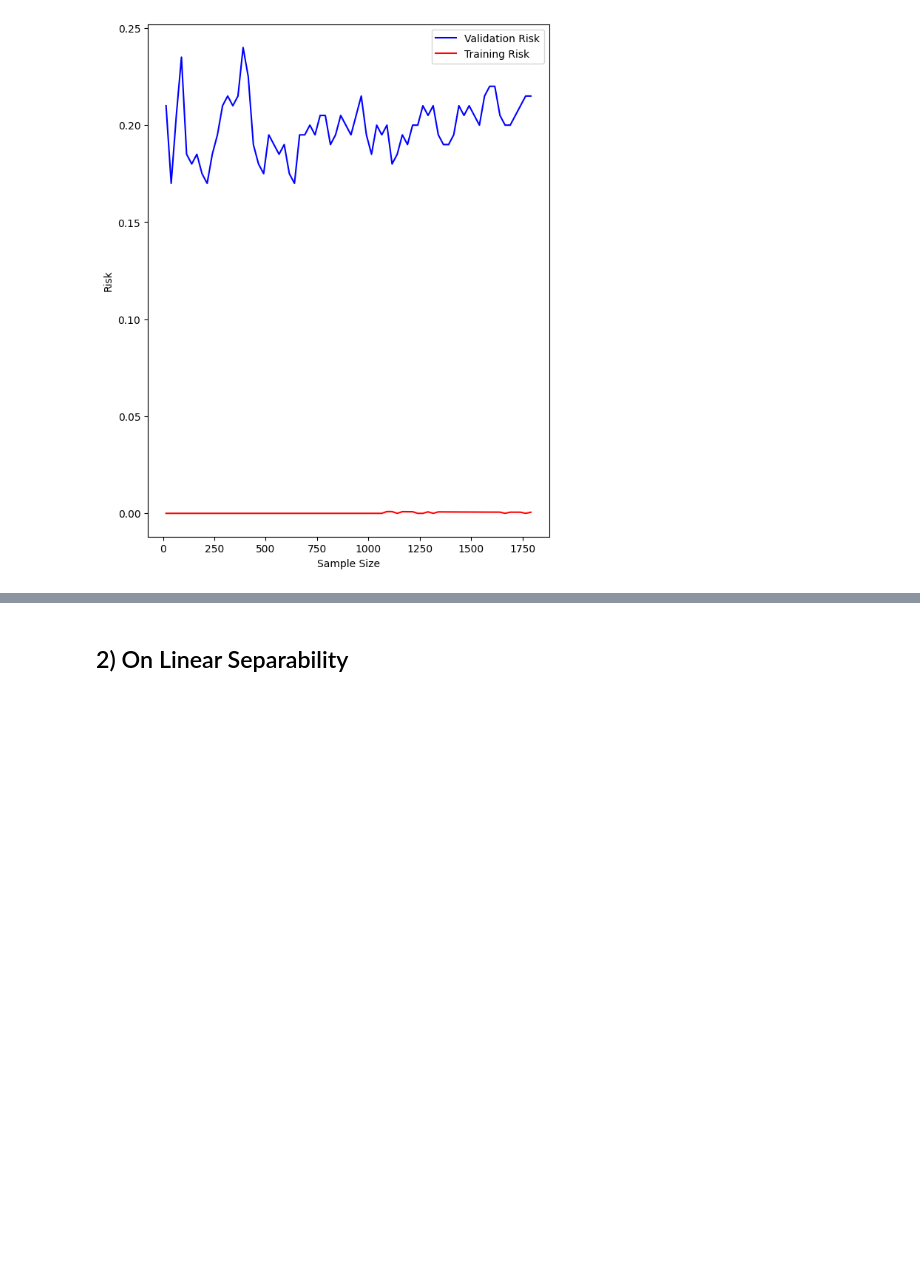
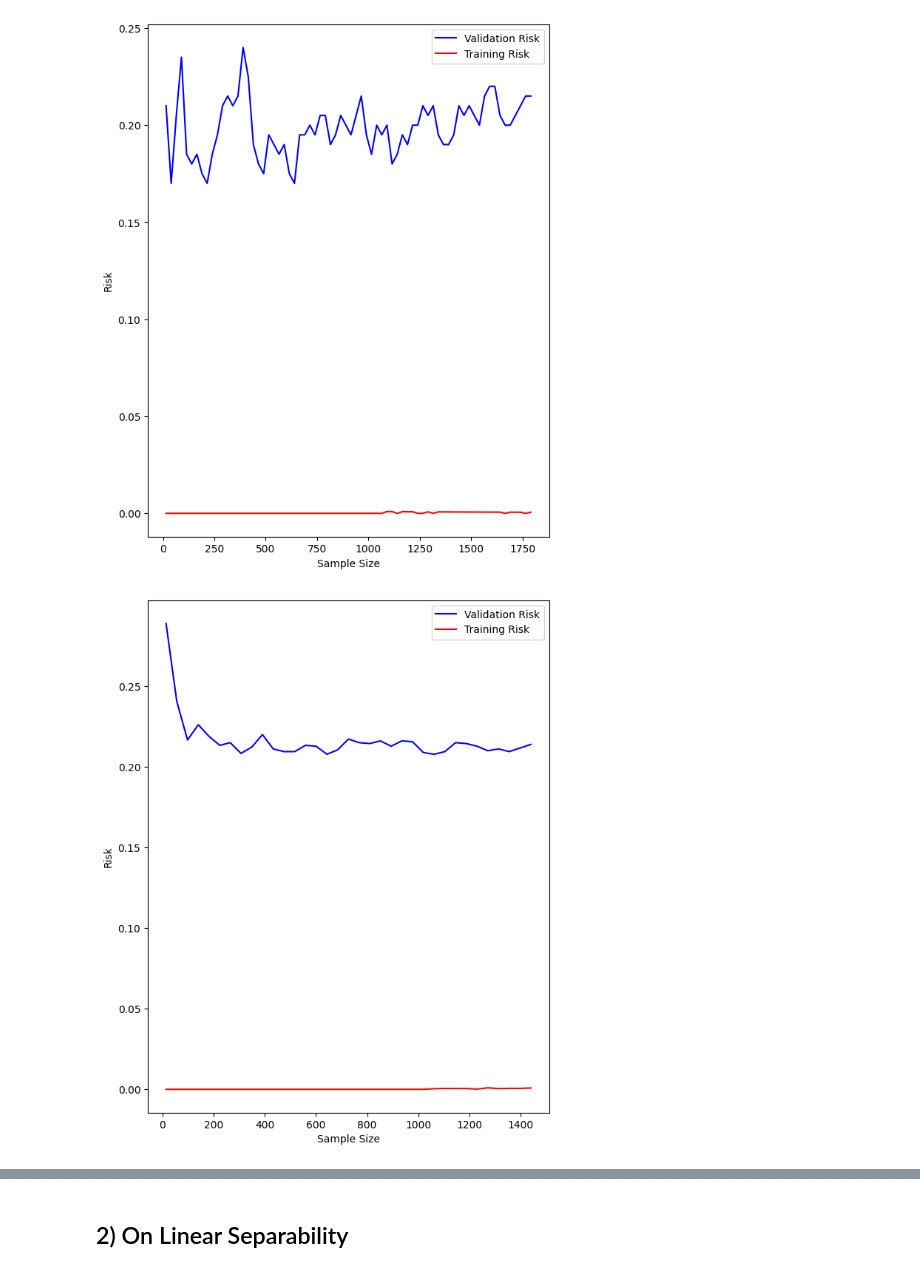
Before and after one commit to flowy-git/FDA, a Jupyter notebook: Lab1/lwyp_flowy.ipynb, the cells around one changed output, grey strips where cells are left out. Saved outputs shown, nothing was run; the diff lists cells and outputs as text; code cells hidden in the pictures; blank space fills up the shorter version.

Commit message:
1.10 was a real pain in the ass also might have fucked up 1.8, turns out sklearn has a learning_curve function that we're allowed to use lol

```diff
--- a/Lab1/lwyp_flowy.ipynb
+++ b/Lab1/lwyp_flowy.ipynb
@@ -168,0 +165,32 @@ plt.show()
+# %%
+max_val = min(1800, len(train))
+train_sizes = np.linspace(0.01, 1.0, num=35)  # 20 steps from 1% to 100%
+
+X = train[['X1', 'X2']]
+y = train['Y']
+
+random_forest = RandomForestClassifier(random_state=0)
+
+train_sizes_abs, train_scores, validation_scores = learning_curve(
+    estimator=random_forest,
+    X=X,
+    y=y,
+    train_sizes=train_sizes,
+    cv=5,
+    scoring='accuracy',
+    n_jobs=1
+)
+
+training_risk = 1 - np.mean(train_scores, axis=1)
+validation_risk = 1 - np.mean(validation_scores, axis=1)
+
+plt.figure(figsize=(7, 9))
+plt.yticks(np.arange(0, 0.3, 0.05))
+plt.plot(train_sizes_abs, validation_risk, color='blue', label='Validation Risk')
+plt.plot(train_sizes_abs, training_risk, color='red', label='Training Risk')
+plt.xlabel('Sample Size')
+plt.ylabel('Risk')
+plt.legend()
+plt.show()
+# %% [output]
+[figure, added]
```
Also changed, not shown: parts of 7 cells of this notebook.
